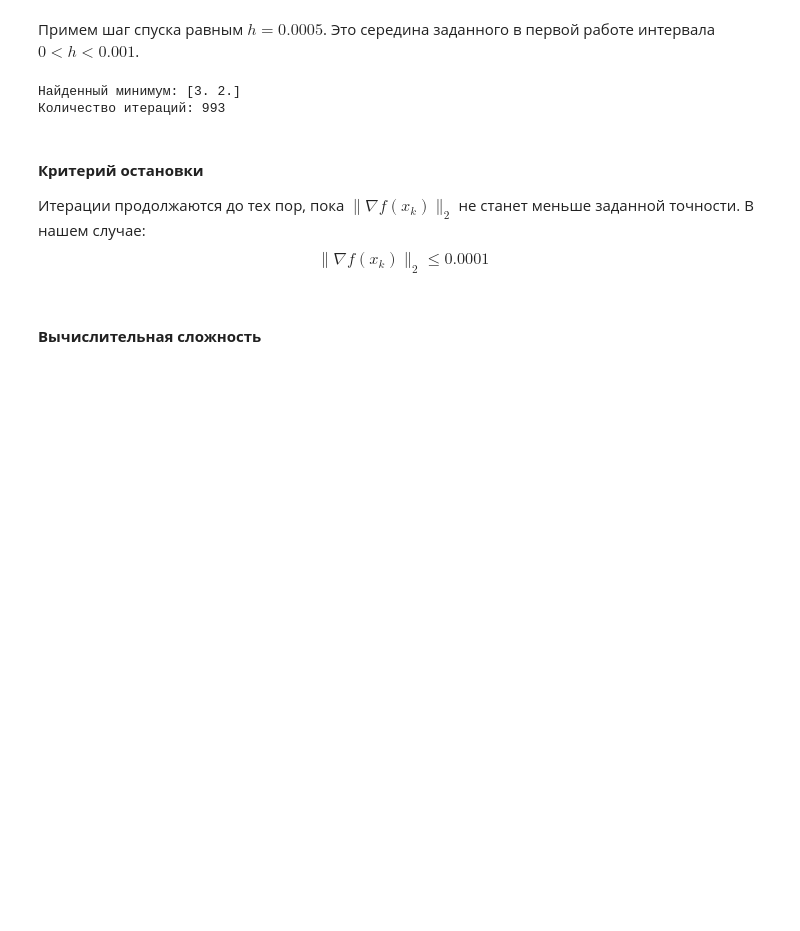
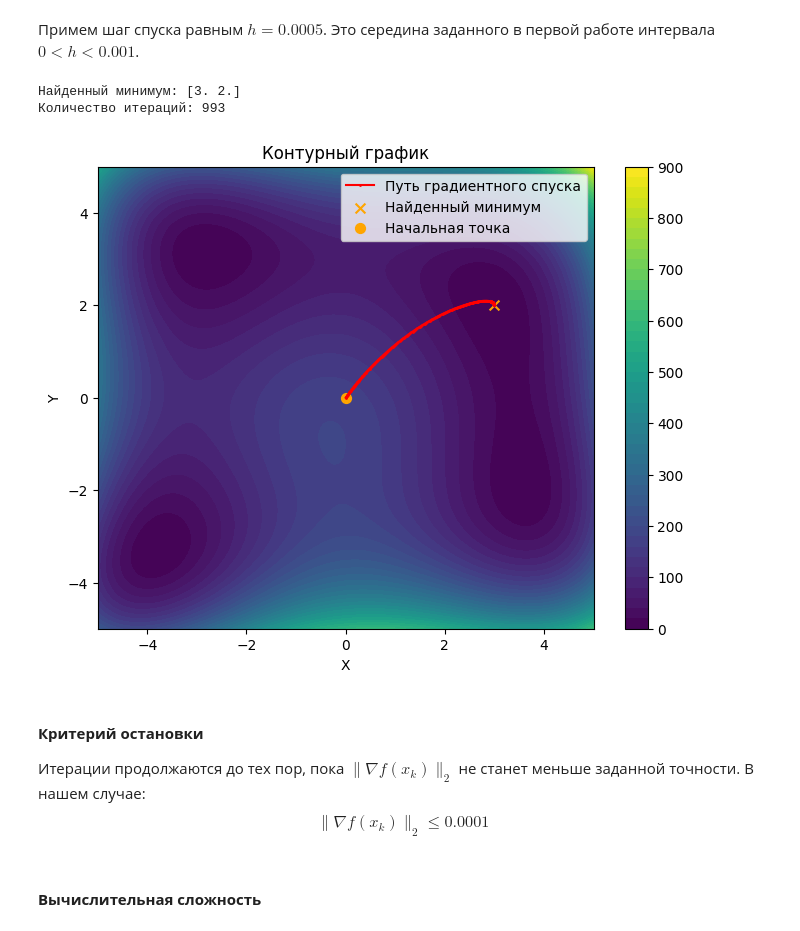
Before and after one commit to Kirill-Yurkov/MetOpt3, a Jupyter notebook: main.ipynb, the cells around one changed output. Cells and saved outputs as stored; diff of their text form; code cells hidden in the pictures; blank space fills up the shorter version.

```diff
--- a/main.ipynb
+++ b/main.ipynb
@@ -126,6 +126,27 @@ print(f"Количество итераций: {count_iterations_grad}")
 # %% [output]
 Найденный минимум: [3. 2.]
 Количество итераций: 993
+# %%
+def visualization_of_searching(min_point, path):
+    plt.figure(figsize=(8, 6))
+    x = np.linspace(-5, 5, 100)
+    y = np.linspace(-5, 5, 100)
+    X, Y = np.meshgrid(x, y)
+    Z = himmelblau([X, Y])
+    contour = plt.contourf(X, Y, Z, levels=50, cmap='viridis')
+    plt.colorbar(contour)
+    plt.xlabel('X')
+    plt.ylabel('Y')
+    plt.title('Контурный график')
+    plt.plot(path[:, 0], path[:, 1], color='red', marker='o', markersize=1, label='Путь градиентного спуска')
+    plt.scatter(min_point[0], min_point[1], color='orange', marker='x', s=50, label='Найденный минимум')
+    plt.scatter(x0[0], x0[1], color='orange', marker='o', s=50, label='Начальная точка')
+    plt.legend()
+    plt.show()
+
+visualization_of_searching(x_min_grad, path_grad)
+# %% [output]
+[figure, added]
 # %% [markdown]
 #### **Критерий остановки**
 Итерации продолжаются до тех пор, пока $ \|\nabla f(x_k)\|_2 $ не станет меньше заданной точности. В нашем случае:
```
Also changed, not shown: parts of 6 cells of this notebook.
